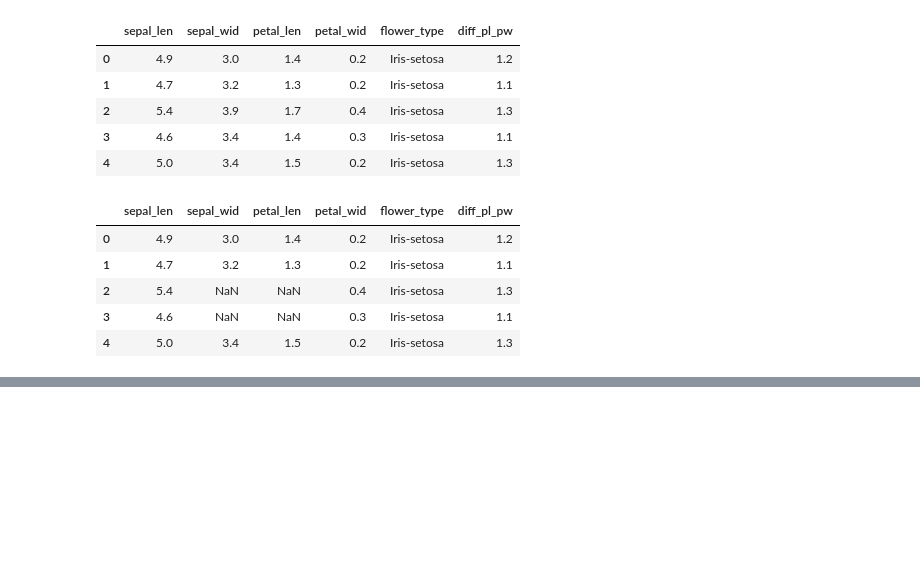
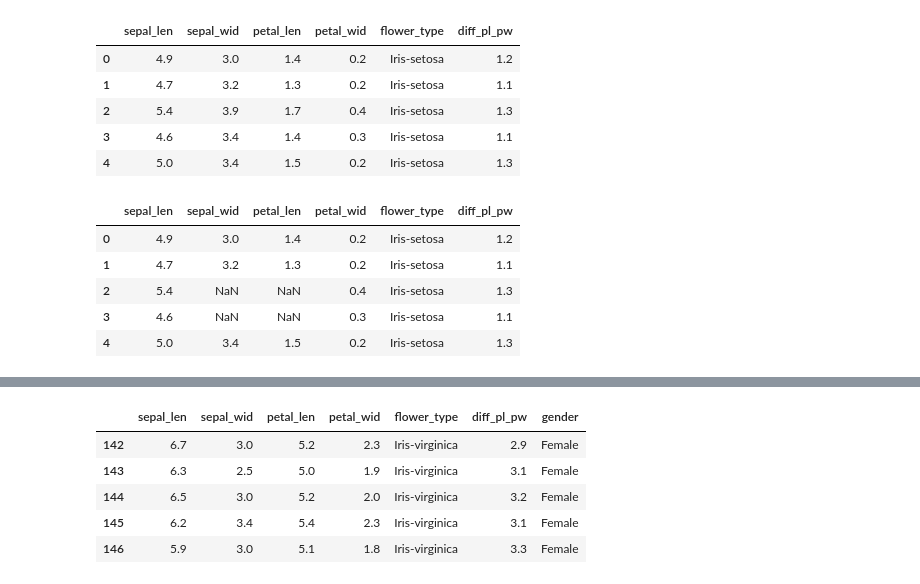
Before and after one commit to nipungera47/Machine_Learning, a Jupyter notebook: Panda/Pandas.ipynb, the cells around one changed output, grey strips where cells are left out. Cells and saved outputs as stored; diff of their text form; code cells hidden in the pictures; blank space fills up the shorter version.

```diff
--- a/Panda/Pandas.ipynb
+++ b/Panda/Pandas.ipynb
@@ -360,0 +387,9 @@ df.sepal_wid.fillna(df.sepal_wid.mean(),inplace=True)
+# %%
+df.tail()
+# %% [output]
+|  | sepal_len | sepal_wid | petal_len | petal_wid | flower_type | diff_pl_pw | gender |
+| 142 | 6.7 | 3.0 | 5.2 | 2.3 | Iris-virginica | 2.9 | Female |
+| 143 | 6.3 | 2.5 | 5.0 | 1.9 | Iris-virginica | 3.1 | Female |
+| 144 | 6.5 | 3.0 | 5.2 | 2.0 | Iris-virginica | 3.2 | Female |
+| 145 | 6.2 | 3.4 | 5.4 | 2.3 | Iris-virginica | 3.1 | Female |
+| 146 | 5.9 | 3.0 | 5.1 | 1.8 | Iris-virginica | 3.3 | Female |
```
Also changed, not shown: parts of 9 cells of this notebook, 2 other files.
